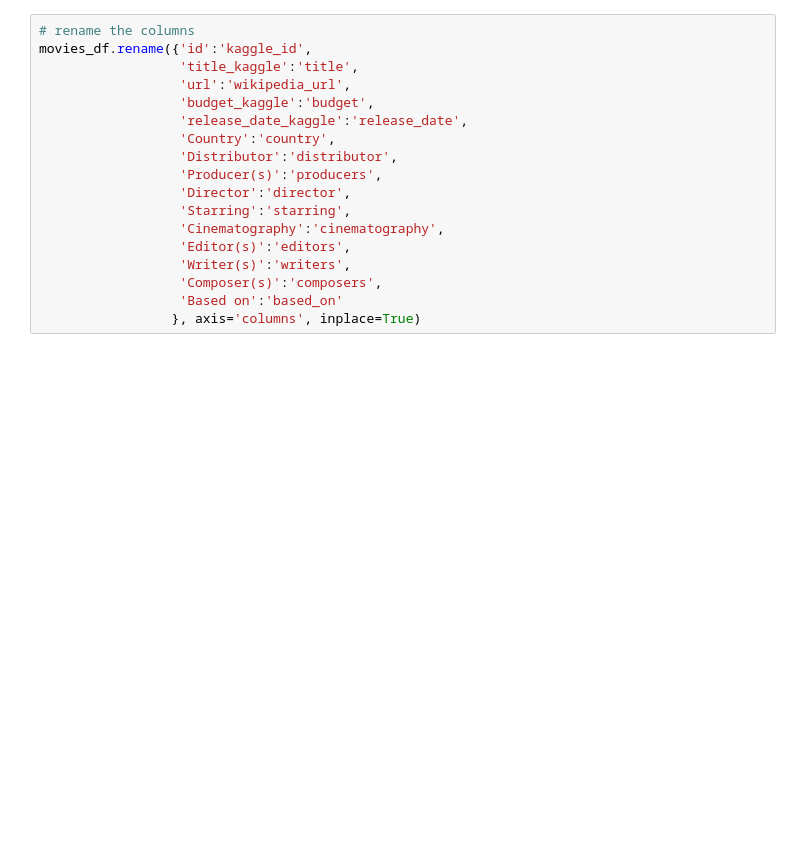
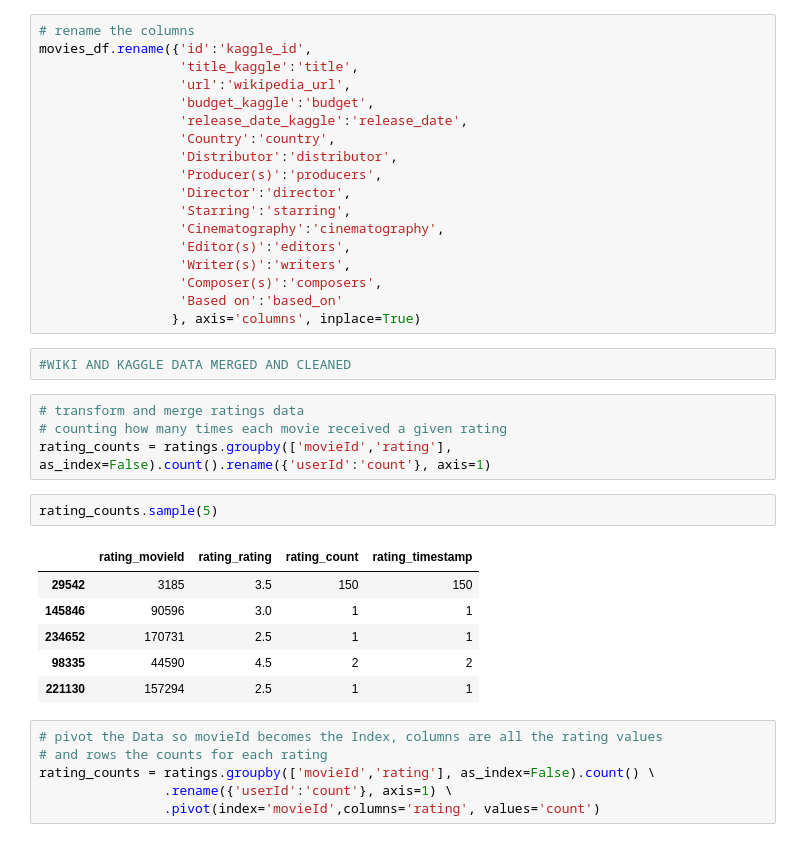
Before and after one commit to CocoLB/08-Movies-ETL, a Jupyter notebook: ETL.ipynb, the cells around one changed output. Cells and saved outputs as stored; diff of their text form; blank space fills up the shorter version.

```diff
--- a/ETL.ipynb
+++ b/ETL.ipynb
@@ -1107,3 +1107,24 @@ movies_df.rename({'id':'kaggle_id',
                   'Composer(s)':'composers',
                   'Based on':'based_on'
                  }, axis='columns', inplace=True)
+# %%
+#WIKI AND KAGGLE DATA MERGED AND CLEANED
+# %%
+# transform and merge ratings data
+# counting how many times each movie received a given rating
+rating_counts = ratings.groupby(['movieId','rating'], as_index=False).count().rename({'userId':'count'}, axis=1)
+# %%
+rating_counts.sample(5)
+# %% [output]
+|  | rating_movieId | rating_rating | rating_count | rating_timestamp |
+| 29542 | 3185 | 3.5 | 150 | 150 |
+| 145846 | 90596 | 3.0 | 1 | 1 |
+| 234652 | 170731 | 2.5 | 1 | 1 |
+| 98335 | 44590 | 4.5 | 2 | 2 |
+| 221130 | 157294 | 2.5 | 1 | 1 |
+# %%
+# pivot the Data so movieId becomes the Index, columns are all the rating values
+# and rows the counts for each rating
+rating_counts = ratings.groupby(['movieId','rating'], as_index=False).count() \
+                .rename({'userId':'count'}, axis=1) \
+                .pivot(index='movieId',columns='rating', values='count')
```
Also changed, not shown: parts of 7 cells of this notebook.
